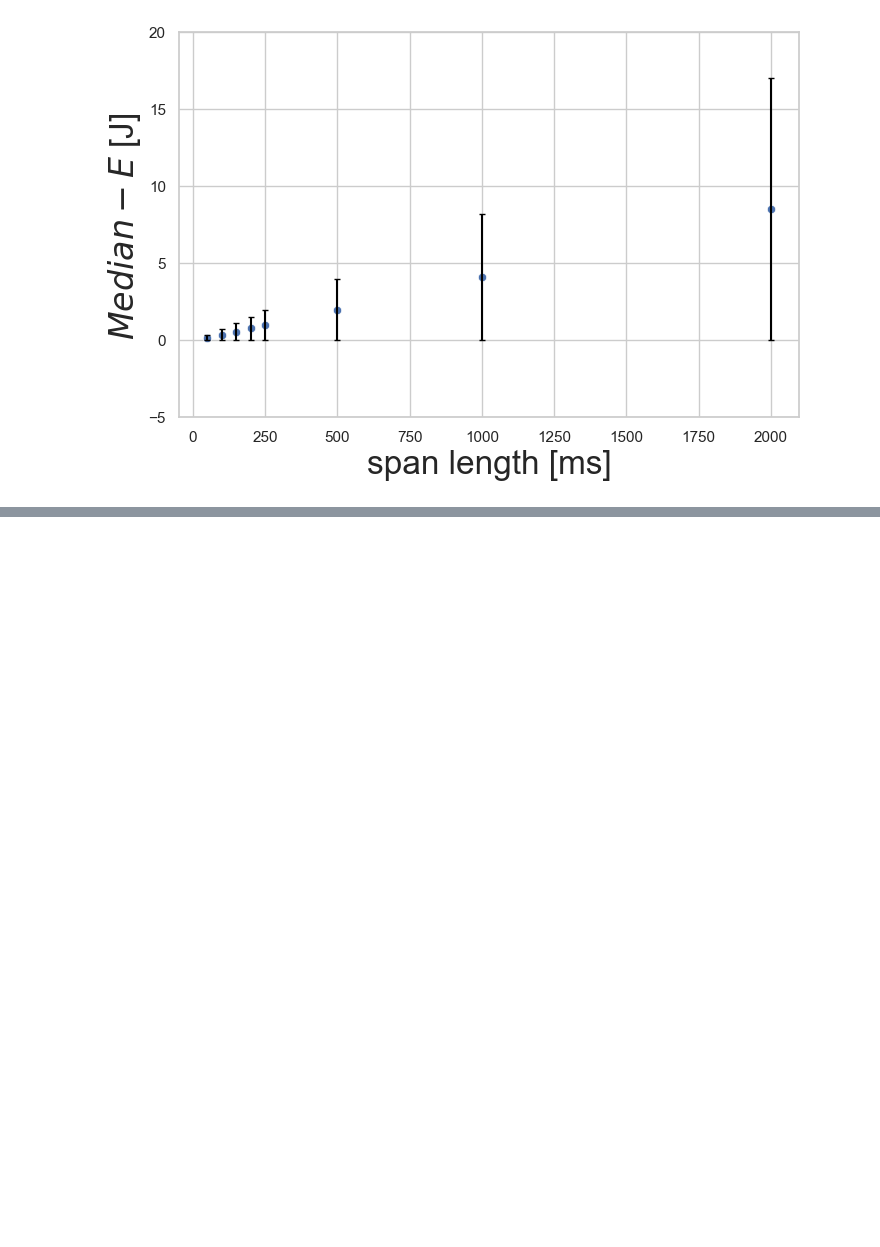
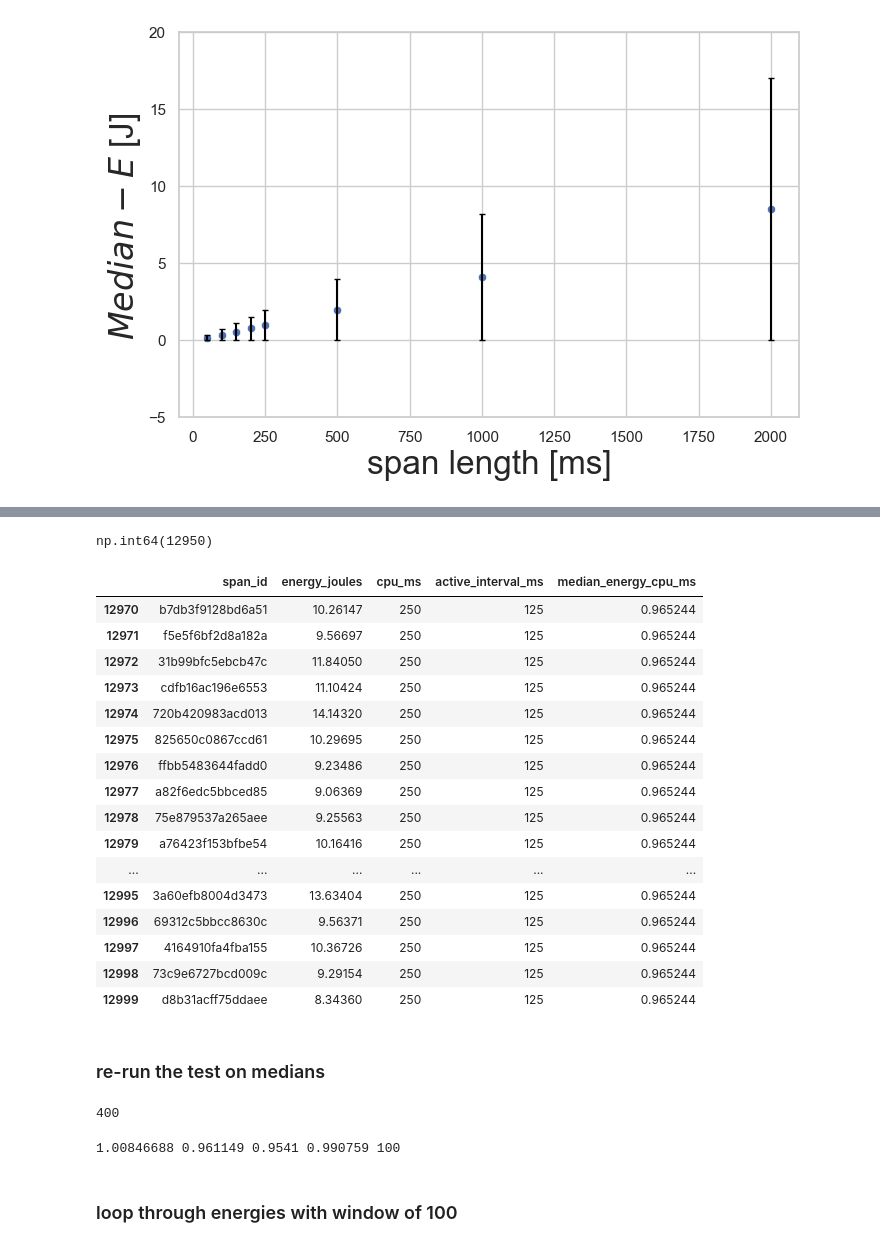
Before and after one commit to tedscott/SideProjects, a Jupyter notebook: E2EGHG/ReCalibrationTests.ipynb, the cells around one changed output, grey strips where cells are left out. Cells and saved outputs as stored; diff of their text form; code cells hidden in the pictures; blank space fills up the shorter version.

Commit message:
more work on recalibration tests

```diff
--- a/E2EGHG/ReCalibrationTests.ipynb
+++ b/E2EGHG/ReCalibrationTests.ipynb
@@ -219,0 +194,4 @@ df_median_dev_1000.head(10)
+# %%
+# use 250 ms spans and use the 125 ms active interval
+df_spans_250 = df.query("(cpu_ms == 250) & (active_interval_ms == 125)")
+df_spans_250
@@ -219,0 +299,6 @@ df_median_dev_1000.head(10)
+# %%
+# portion of data to boost
+chunk_n = 50
+
+df_boosted_250 = df_spans_250.copy()
+df_boosted_250.tail(10)
@@ -219,0 +317,56 @@ df_median_dev_1000.head(10)
+# %%
+df_boosted_250.index[-chunk_n]
+# %% [output]
+np.int64(12950)
+# %%
+#df.at[df.index[0], 'col_0'] = 'AAA'
+#df.at[df.index[-1], 'col_0'] = 'JJJ'
+#df_boosted_250.at[df_boosted_250.index[-10:],'energy_joules']
+df_boosted_250.loc[df_boosted_250.index >= df_boosted_250.index[-chunk_n],
+    'energy_joules'] = df_boosted_250.loc[df_boosted_250.index >= df_boosted_250.index[-chunk_n], 'energy_joules'] * 10
+df_boosted_250.tail(30)
+# %% [output]
+|  | span_id | energy_joules | cpu_ms | active_interval_ms | median_energy_cpu_ms |
+| 12970 | b7db3f9128bd6a51 | 10.26147 | 250 | 125 | 0.965244 |
+| 12971 | f5e5f6bf2d8a182a | 9.56697 | 250 | 125 | 0.965244 |
+| 12972 | 31b99bfc5ebcb47c | 11.84050 | 250 | 125 | 0.965244 |
+| 12973 | cdfb16ac196e6553 | 11.10424 | 250 | 125 | 0.965244 |
+| 12974 | 720b420983acd013 | 14.14320 | 250 | 125 | 0.965244 |
+| 12975 | 825650c0867ccd61 | 10.29695 | 250 | 125 | 0.965244 |
+| 12976 | ffbb5483644fadd0 | 9.23486 | 250 | 125 | 0.965244 |
+| 12977 | a82f6edc5bbced85 | 9.06369 | 250 | 125 | 0.965244 |
+| 12978 | 75e879537a265aee | 9.25563 | 250 | 125 | 0.965244 |
+| 12979 | a76423f153bfbe54 | 10.16416 | 250 | 125 | 0.965244 |
+| ... | ... | ... | ... | ... | ... |
+| 12995 | 3a60efb8004d3473 | 13.63404 | 250 | 125 | 0.965244 |
+| 12996 | 69312c5bbcc8630c | 9.56371 | 250 | 125 | 0.965244 |
+| 12997 | 4164910fa4fba155 | 10.36726 | 250 | 125 | 0.965244 |
+| 12998 | 73c9e6727bcd009c | 9.29154 | 250 | 125 | 0.965244 |
+| 12999 | d8b31acff75ddaee | 8.34360 | 250 | 125 | 0.965244 |
+# %% [markdown]
+### re-run the test on medians
+# %%
+# window size parameter
+w = 100
+
+# number of spans in full dataset
+N = df_boosted_250.shape[0]
+
+# Z score for 95% confidence
+z = 1.96
+
+N - w
+# %% [output]
+400
+# %%
+# gather first window stats and test function
+i = 0
+j = i + w
+
+test_spans = df_boosted_250[i:j]
+cur_mean, cur_med, cur_low_ci, cur_up_ci = calc_median_and_ci(test_spans.energy_joules.values, z)
+print(cur_mean, cur_med, cur_low_ci, cur_up_ci, test_spans.shape[0])
+# %% [output]
+1.00846688 0.961149 0.9541 0.990759 100
+# %% [markdown]
+### loop through energies with window of 100
```
Also changed, not shown: parts of 19 cells of this notebook, 1 other file.
